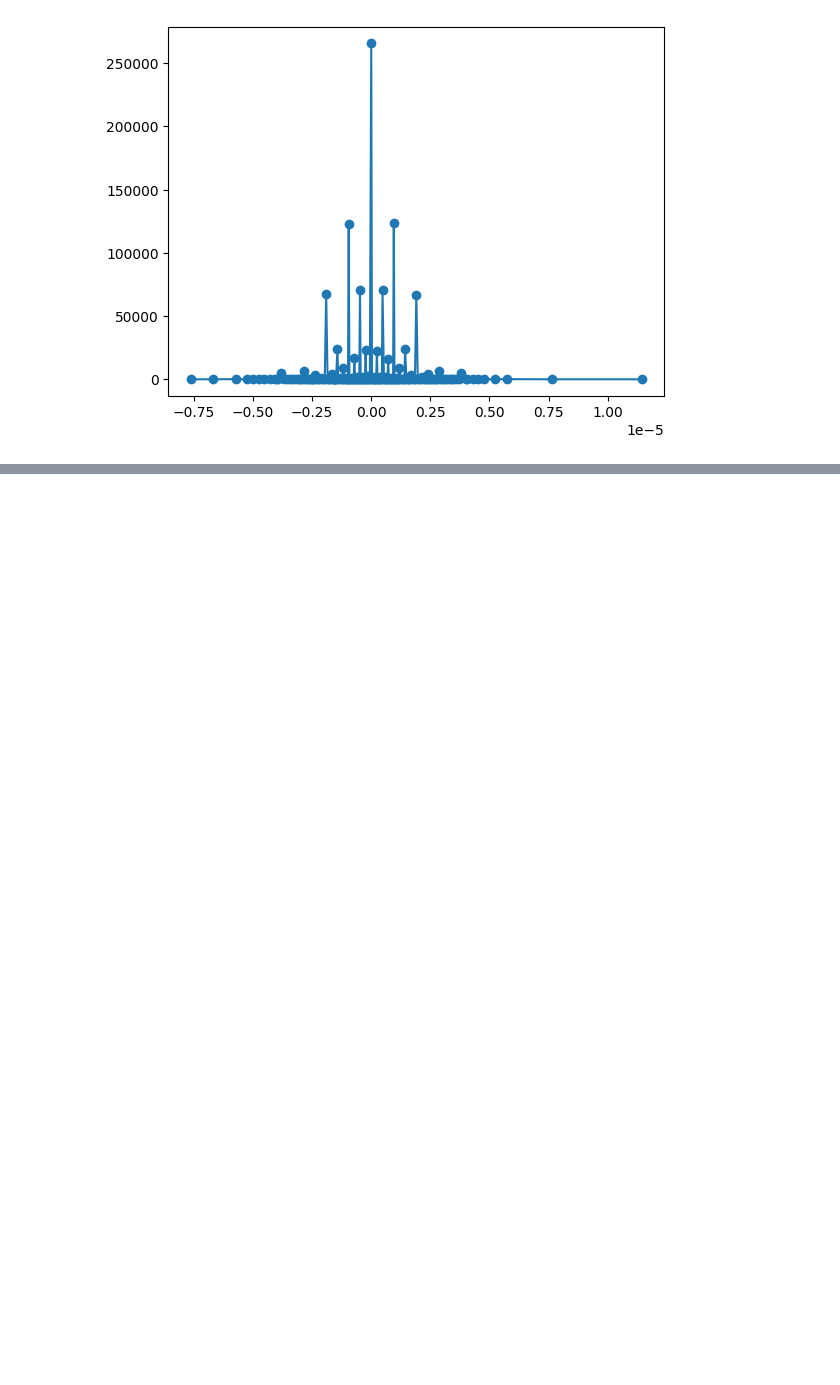
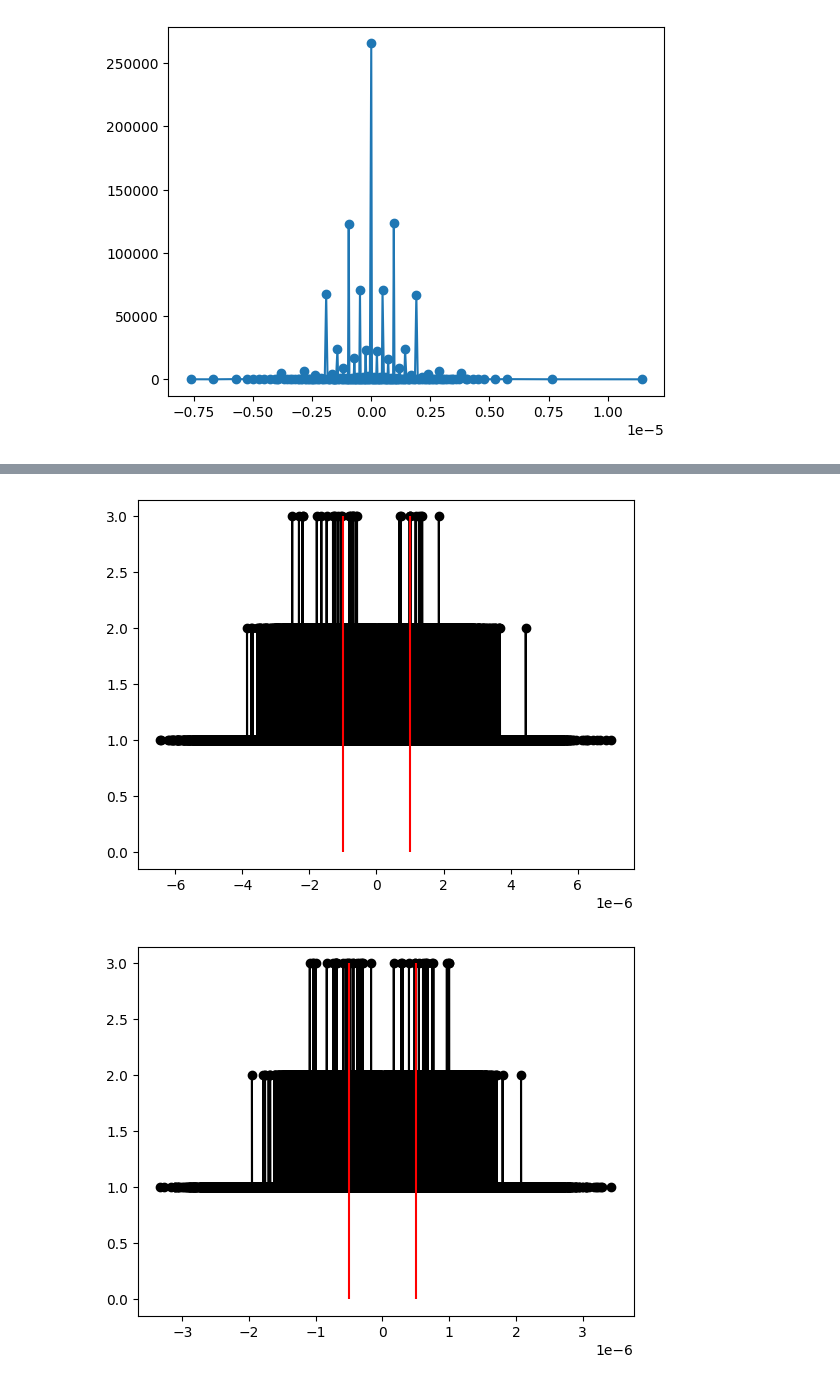
Before and after one commit to minnervva/fpna-robustness, a Jupyter notebook: LinearVariations.ipynb, the cells around one changed output, grey strips where cells are left out. Drawn from its saved outputs; the diff is of its cells as text; code cells hidden in the pictures; blank space fills up the shorter version.

```diff
--- a/LinearVariations.ipynb
+++ b/LinearVariations.ipynb
@@ -90,0 +113,17 @@ plt.plot(values, counts, marker="o")
+# %%
+N = 1000000
+diffs=[]
+scales=[1e-6,5e-7,1e-7,5e-8,1e-8]
+for scale in scales:
+    x1 = np.array([np.random.normal(loc=1.0,scale=scale) for i in range(N)])
+    x2 = np.array([np.random.normal(loc=1.0,scale=scale) for i in range(N)])
+    diffs.append((x1-x2).astype(np.float32))
+
+for i,diff in enumerate(diffs):
+    values, counts = np.unique(diff, return_counts=True)
+    plt.plot(values, counts, marker="o", color='black')
+    plt.vlines([-scales[i],scales[i]],0,max(counts),colors='red')
+    plt.show()
+# %% [output]
+[figure, added]
+[figure, added]
```
Also changed, not shown: parts of 3 cells of this notebook, 58 other files.
